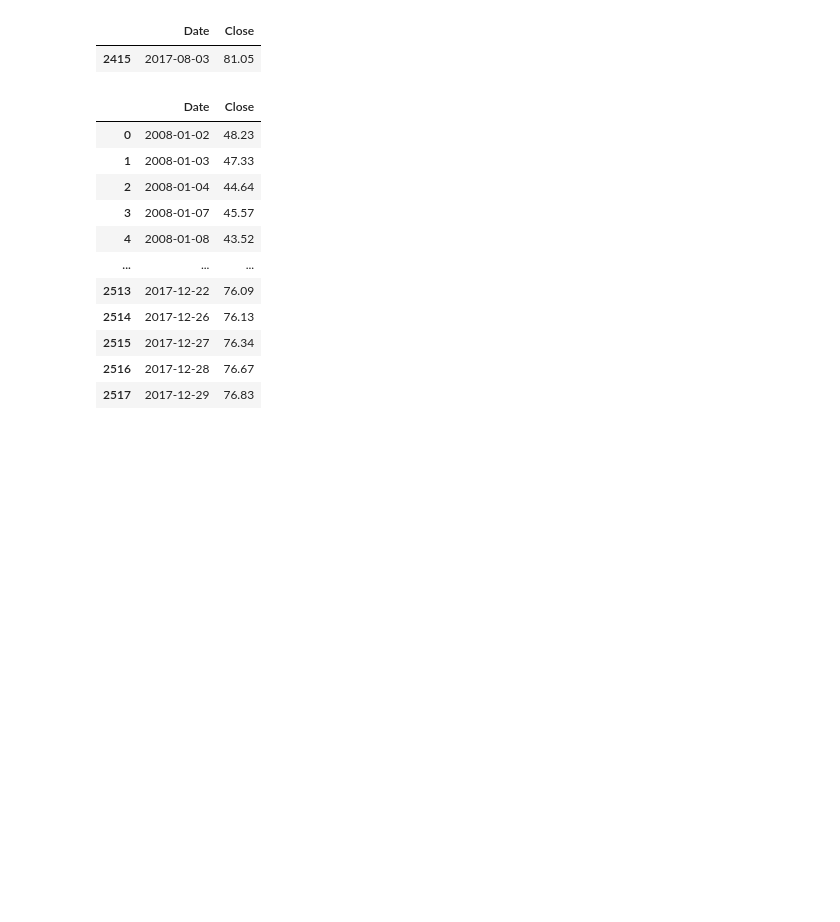
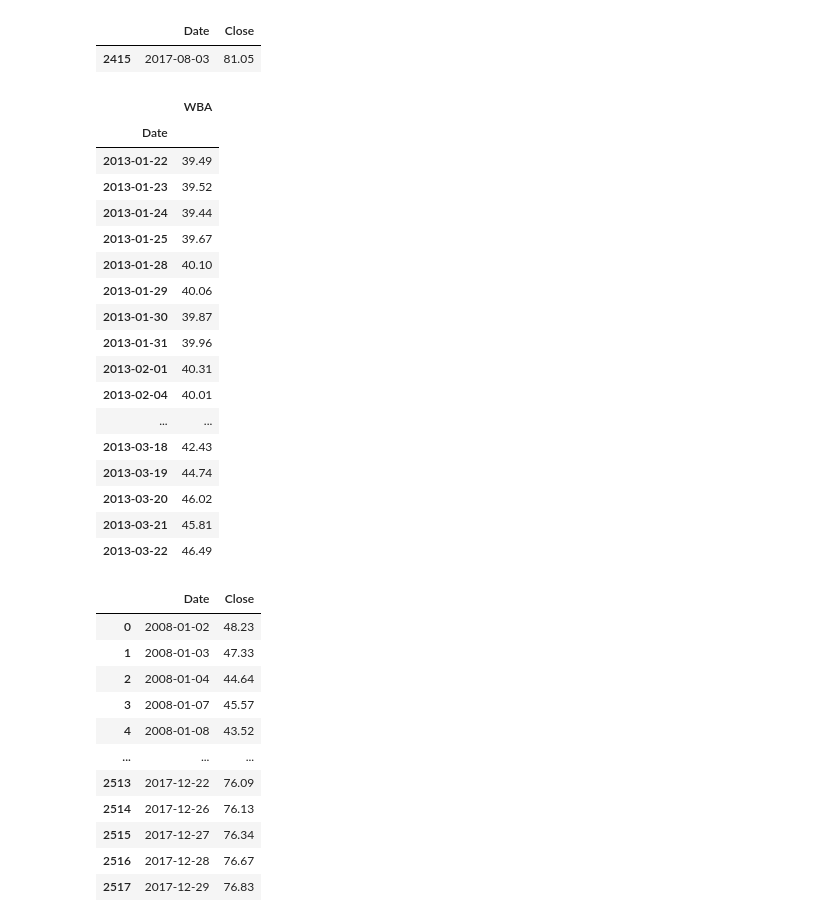
Before and after one commit to chaka37/Project1, a Jupyter notebook: notebooks/liam.ipynb, the cells around one changed output. Saved outputs shown, nothing was run; the diff lists cells and outputs as text; code cells hidden in the pictures; blank space fills up the shorter version.

```diff
--- a/notebooks/liam.ipynb
+++ b/notebooks/liam.ipynb
@@ -177,9 +177,9 @@ Name: Type of Organization, dtype: int64
 # Save df as csv, save it to clean data
 csv_2_data.to_csv('../data/clean data/Clean_DataBreaches(2008-2018).csv', index=True)
 # %%
-# Read in Walgreens stock csv
+# Read in Walgreens stock csv, created data frame
 wba_stock_path = Path("../data/stock data 2/WBA_stock - Sheet1 (1).csv")
-wba_stock_data = pd.read_csv(wba_stock_path)
+wba_stock_data = pd.read_csv(wba_stock_path, infer_datetime_format=True, parse_dates=True)
 wba_stock_data
 # %% [output]
 |  | Date | Close |
@@ -295,4 +300,28 @@ breach_3_week_aft
 # %% [output]
 |  | Date | Close |
 | 2415 | 2017-08-03 | 81.05 |
+# %%
+breach_1_months = wba_stock_data[(wba_stock_data['Date'] > '2013-01-20') & (wba_stock_data['Date'] <= '2013-03-22')]
+breach_1_months.set_index("Date", inplace=True)
+breach_1_months = breach_1_months.rename(columns={"Close":"WBA"})
+breach_1_months
+# %% [output]
+|  | WBA |
+| Date |  |
+| 2013-01-22 | 39.49 |
+| 2013-01-23 | 39.52 |
+| 2013-01-24 | 39.44 |
+| 2013-01-25 | 39.67 |
+| 2013-01-28 | 40.10 |
+| 2013-01-29 | 40.06 |
+| 2013-01-30 | 39.87 |
+| 2013-01-31 | 39.96 |
+| 2013-02-01 | 40.31 |
+| 2013-02-04 | 40.01 |
+| ... | ... |
+| 2013-03-18 | 42.43 |
+| 2013-03-19 | 44.74 |
+| 2013-03-20 | 46.02 |
+| 2013-03-21 | 45.81 |
+| 2013-03-22 | 46.49 |
 # %%
```
Also changed, not shown: parts of 13 cells of this notebook.
